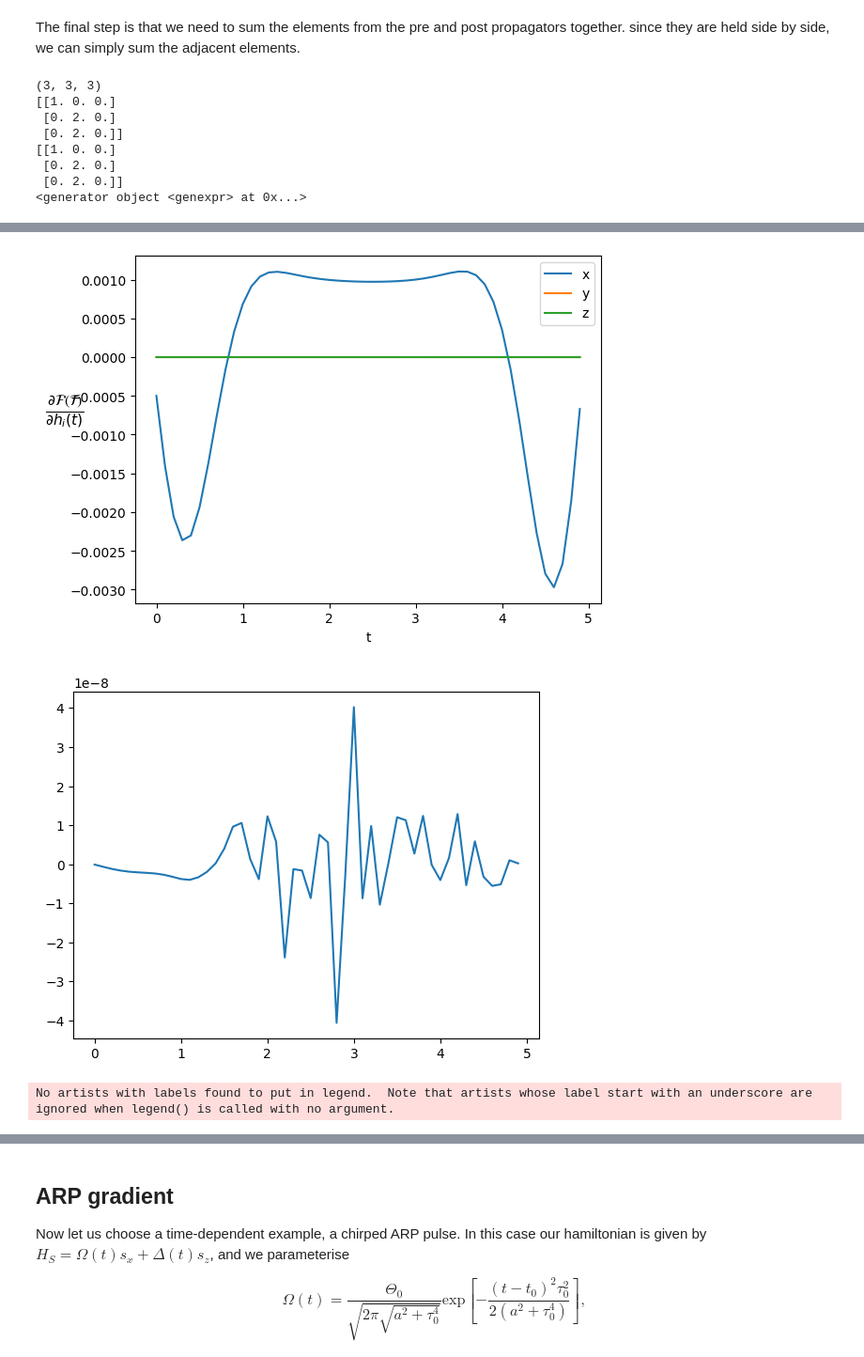
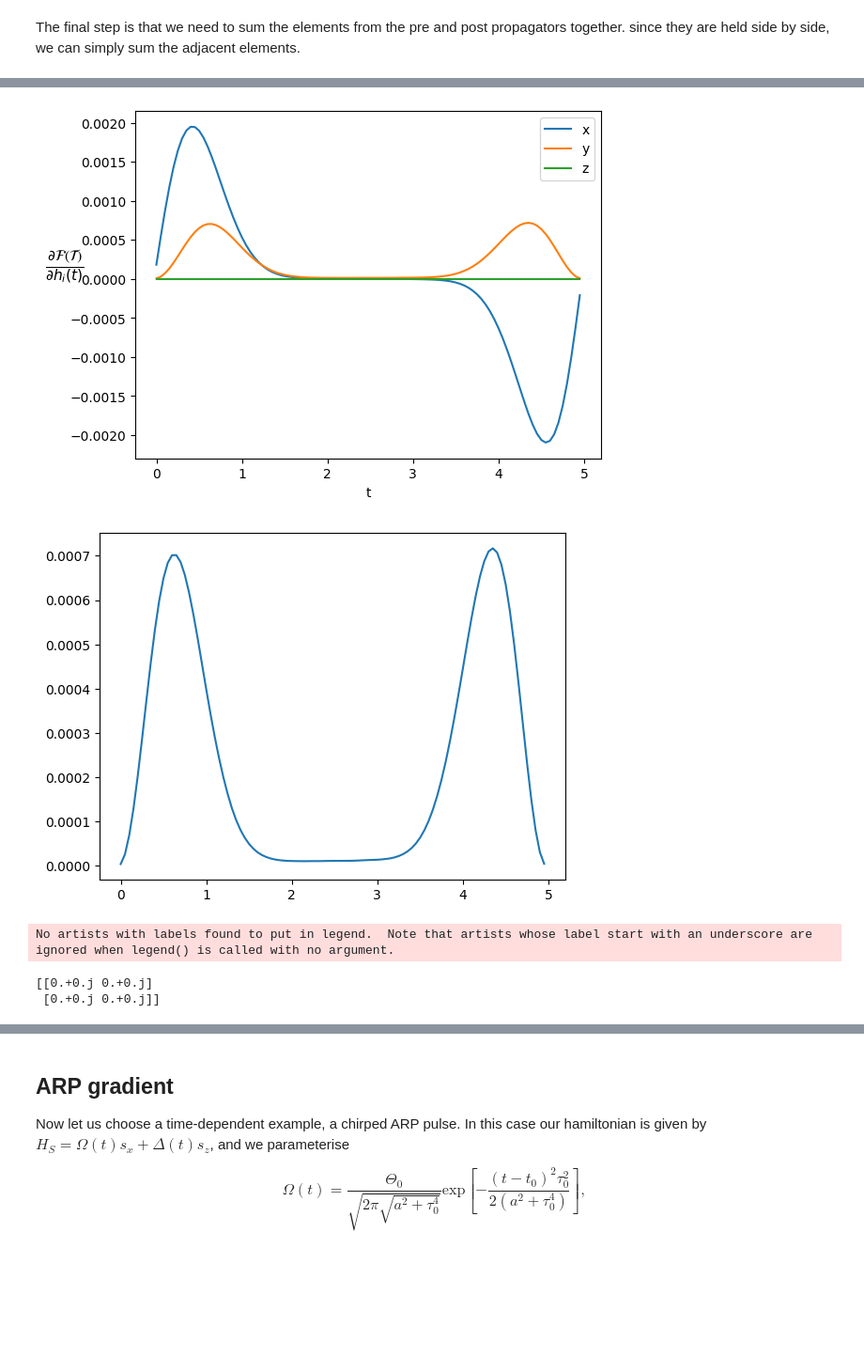
Before and after one commit to ebutler414/OQuPy, a Jupyter notebook: tutorials/gradients_introduction.ipynb, the cells around one changed output, grey strips where cells are left out. Shown at 94% size. Saved outputs shown, nothing was run; the diff lists cells and outputs as text; code cells hidden in the pictures; blank space fills up the shorter version.

Commit message:
a sensible optimisation result!

```diff
--- a/tutorials/gradients_introduction.ipynb
+++ b/tutorials/gradients_introduction.ipynb
@@ -75,7 +75,7 @@ temperature = 5 * 0.1309 # 1K = 0.1309/ps in natural units
 # %% [markdown]
 And the numerical parameters for tempo as:
 # %%
-dt = 0.1
+dt = 0.05
 dkmax = 60
 esprel = 10**(-7)
 max_time = 5
@@ -254,11 +256,10 @@ times_gradient = get_full_timesteps(process_tensor,start_time=0,inc_endtime=Fals
 
 
 # pi pulse conjugate to s_z
-h_x = np.ones(2*num_times) * np.pi / max_time
-h_x = h_x.tolist()
-h_z = np.zeros(2*num_times).tolist()
+h_z = np.ones(2*num_times) * np.pi / max_time
+h_z = h_z.tolist()
+h_x = np.zeros(2*num_times).tolist()
 h_y = np.zeros(2*num_times).tolist()
-
 
 parameters = list(zip(h_x,h_y,h_z))
 
@@ -273,7 +274,7 @@ The last thing we need to do is to provide a list of the times that we have prov
 gradient_dynamics = oqupy.state_gradient(
                 system=system,
                 initial_state=oqupy.operators.spin_dm('x-'),
-                target_state=oqupy.operators.spin_dm('x+'),
+                target_state=oqupy.operators.spin_dm('x+').T,
                 process_tensor=process_tensor,
                 parameters=parameters,
                 return_dynamics=True,
@@ -296,36 +293,6 @@ fidelity_final = gradient_dynamics['fidelity']
 Once the `oqupy.GradientDynamics` object has been created and the adjoint method has been used to get $\frac{\partial \rho_f}{\partial U_n}$ for all $n$, we can reuse the object for a different set of $\frac{\partial U_n}{\partial c_k}$ without having to redo the entire adjoint calculation. By simply passing the previously outputted `gradient` object back into `oqupy.gradient()`, it automatically takes its result and we no longer need to specify the initial and target state as they have already been given, we just need to give the `dprop_dpram_list` and times
 # %% [markdown]
 The final step is that we need to sum the elements from the pre and post propagators together. since they are held side by side, we can simply sum the adjacent elements.
-# %%
-import numpy as np
-import numdifftools as nd
-
-# Define your function
-# Can be R^n -> R^n as long as you use numpy arrays as output
-def f(x):
-    return np.array([[x[0],x[1]*x[2],x[1]*x[2]],[x[2],x[0]*x[1],x[1]*x[2]],[x[2],x[0]*x[1],x[1]*x[2]]])
-
-# Define your Jacobian function
-f_jacob = nd.Jacobian(f)
-
-# Use your Jacobian function at any point you want.
-# In our case, for a R² -> R² function, it returns a 2x2 matrix with all partial derivatives of all outputs wrt all inputs
-print(np.shape(f_jacob([1,2,3])))
-print(f_jacob([1,2,3])[:,0,:])
-result = f_jacob([1,2,3])
-print(np.vstack((result[0,0],result[1,0],result[2,0])))
-
-x=[result[:,i,:] for i in range(3)]
-print(np.vstack((result[0,0],result[1,0],result[2,0])) for i in range(3))
-# %% [output]
-(3, 3, 3)
-[[1. 0. 0.]
- [0. 2. 0.]
- [0. 2. 0.]]
-[[1. 0. 0.]
- [0. 2. 0.]
- [0. 2. 0.]]
-<generator object <genexpr> at 0x...>
 # %%
 def sum_adjacent_elements(array:np.ndarray)-> np.ndarray:
     # maybe this goes in helpers.py or utils.py?
@@ -360,20 +327,23 @@ plt.plot(times_gradient,final_derivs_y.real,label='y')
 plt.show()
 
 target_state=oqupy.operators.spin_dm('x+')
+initial_state=oqupy.operators.spin_dm('x-')
+print(target_state.T@initial_state)
 
 plt.figure()
 
 hs_dim = 2
 
-target_ndarray = target_state
+target_ndarray = target_state.T
+target_ndarray = target_ndarray.reshape(hs_dim**2)
+
 dynamics = gradient_dynamics['dynamics']
 fidelity=[]
 
+
 for state in dynamics.states:
-    sqrt_final_state = sqrtm(state)
-    intermediate_1 = sqrt_final_state @ target_state
-    inside_of_sqrt = intermediate_1 @ sqrt_final_state
-    fidelity.append((sqrtm(inside_of_sqrt).trace())**2)
+    v_state = state.reshape(hs_dim**2)
+    fidelity.append(target_ndarray@v_state)
 
 plt.plot(times_fidelity,fidelity)
 plt.ylabel(r"$\mathcal{F} (t)$",rotation=0,fontsize=16)
@@ -402,3 +372,5 @@ plt.show()
-[figure, old version]
+[figure, new version]
-[figure, old version]
+[figure, new version]
 No artists with labels found to put in legend.  Note that artists whose label start with an underscore are ignored when legend() is called with no argument.
+[[0.+0.j 0.+0.j]
+ [0.+0.j 0.+0.j]]
```
Also changed, not shown: parts of 8 cells of this notebook, 2 other files.
